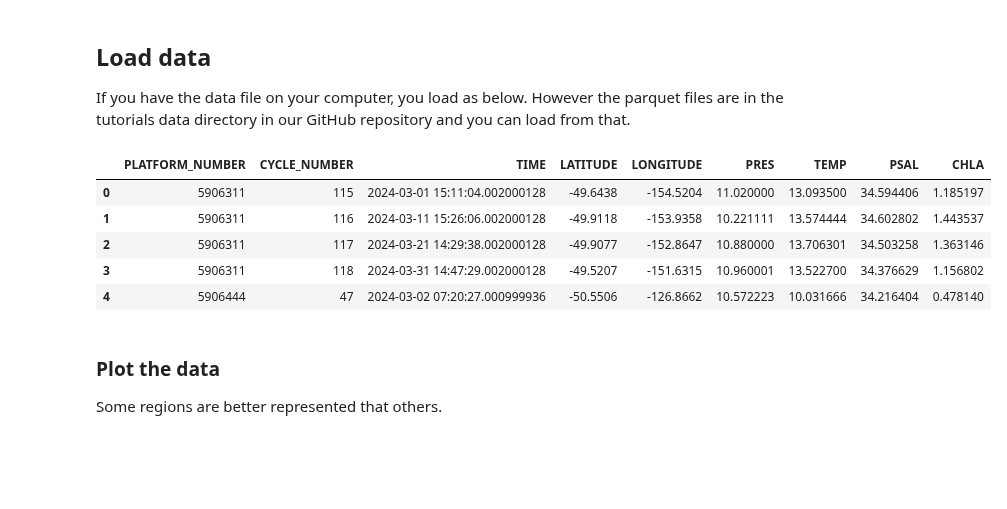
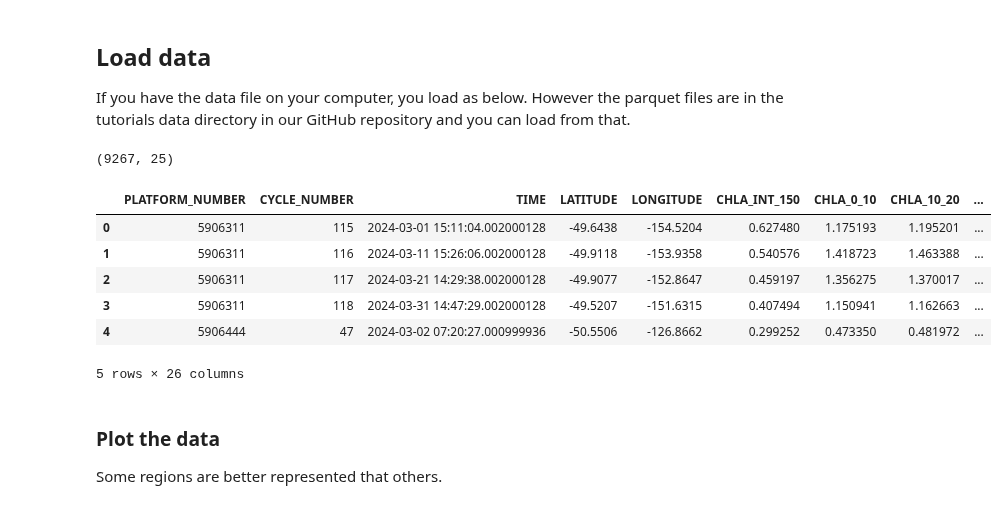
Before and after one commit to fish-pace/2025-tutorials, a Jupyter notebook: argopy.ipynb, the cells around one changed output. Drawn from its saved outputs; the diff is of its cells as text; code cells hidden in the pictures; blank space fills up the shorter version.

```diff
--- a/argopy.ipynb
+++ b/argopy.ipynb
@@ -931,16 +933,21 @@ df.shape
+# %%
+df.shape
+# %% [output]
+(9267, 25)
 # %%
 # Load data from GitHub
 import pandas as pd
-url = "https://raw.githubusercontent.com/fish-pace/2025-tutorials/main/tutorial_data/argo_bgc_global_surface_CHLA.parquet"
+url = "https://raw.githubusercontent.com/fish-pace/2025-tutorials/main/tutorial_data/argo_bgc_global_surface_CHLA_profile.parquet"
 df = pd.read_parquet(url)
 df.head()
 # %% [output]
-|  | PLATFORM_NUMBER | CYCLE_NUMBER | TIME | LATITUDE | LONGITUDE | PRES | TEMP | PSAL | CHLA |
-| 0 | 5906311 | 115 | 2024-03-01 15:11:04.002000128 | -49.6438 | -154.5204 | 11.020000 | 13.093500 | 34.594406 | 1.185197 |
-| 1 | 5906311 | 116 | 2024-03-11 15:26:06.002000128 | -49.9118 | -153.9358 | 10.221111 | 13.574444 | 34.602802 | 1.443537 |
-| 2 | 5906311 | 117 | 2024-03-21 14:29:38.002000128 | -49.9077 | -152.8647 | 10.880000 | 13.706301 | 34.503258 | 1.363146 |
-| 3 | 5906311 | 118 | 2024-03-31 14:47:29.002000128 | -49.5207 | -151.6315 | 10.960001 | 13.522700 | 34.376629 | 1.156802 |
-| 4 | 5906444 | 47 | 2024-03-02 07:20:27.000999936 | -50.5506 | -126.8662 | 10.572223 | 10.031666 | 34.216404 | 0.478140 |
+|  | PLATFORM_NUMBER | CYCLE_NUMBER | TIME | LATITUDE | LONGITUDE | CHLA_INT_150 | CHLA_0_10 | CHLA_10_20 | ... |
+| 0 | 5906311 | 115 | 2024-03-01 15:11:04.002000128 | -49.6438 | -154.5204 | 0.627480 | 1.175193 | 1.195201 | ... |
+| 1 | 5906311 | 116 | 2024-03-11 15:26:06.002000128 | -49.9118 | -153.9358 | 0.540576 | 1.418723 | 1.463388 | ... |
+| 2 | 5906311 | 117 | 2024-03-21 14:29:38.002000128 | -49.9077 | -152.8647 | 0.459197 | 1.356275 | 1.370017 | ... |
+| 3 | 5906311 | 118 | 2024-03-31 14:47:29.002000128 | -49.5207 | -151.6315 | 0.407494 | 1.150941 | 1.162663 | ... |
+| 4 | 5906444 | 47 | 2024-03-02 07:20:27.000999936 | -50.5506 | -126.8662 | 0.299252 | 0.473350 | 0.481972 | ... |
+5 rows × 26 columns
 # %% [markdown]
 ### Plot the data
 
```
Also changed, not shown: parts of 6 cells of this notebook.
